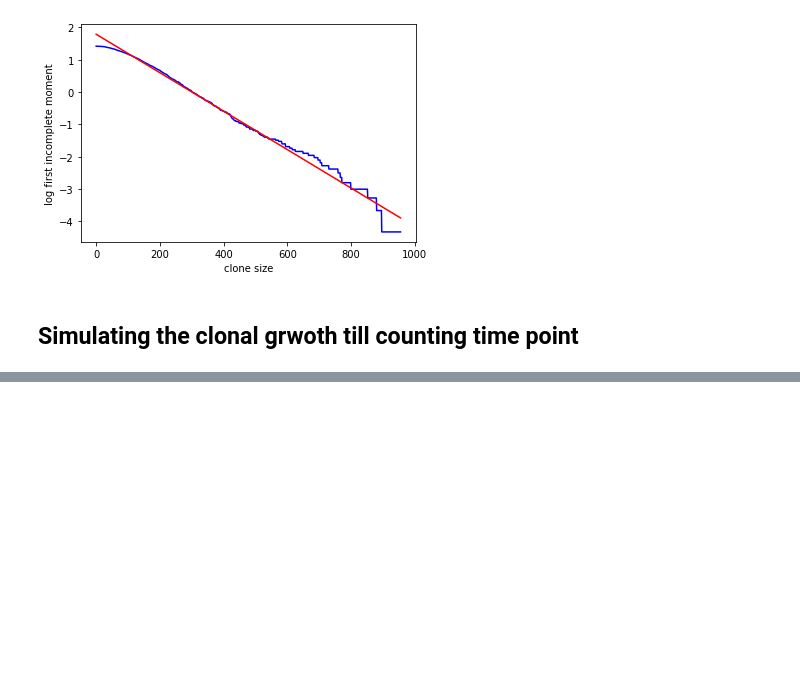
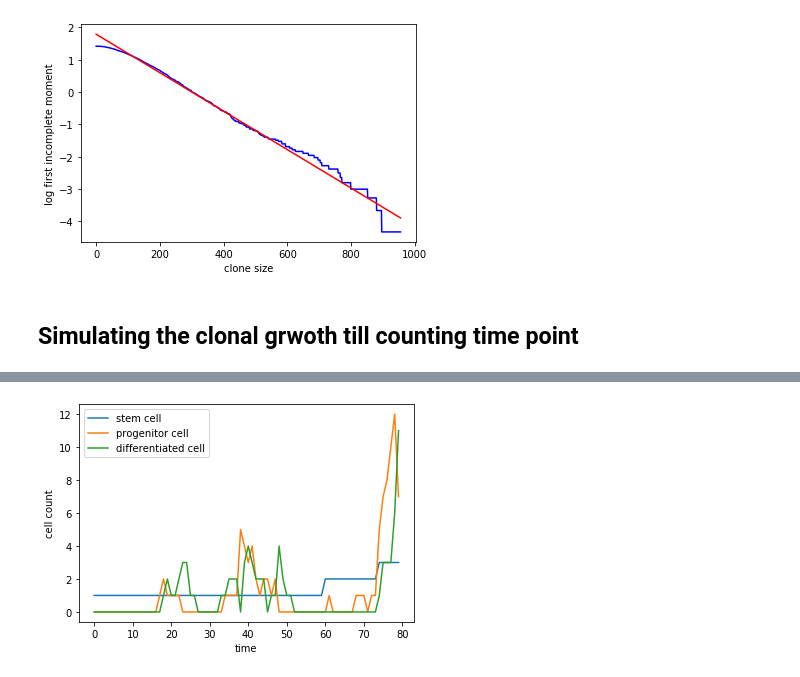
Before and after one commit to HuairenZhang/glioblastoma, a Jupyter notebook: updated clonal growth simulation.ipynb, the cells around one changed output, grey strips where cells are left out. Drawn from its saved outputs; the diff is of its cells as text; code cells hidden in the pictures; blank space fills up the shorter version.

```diff
--- a/updated clonal growth simulation.ipynb
+++ b/updated clonal growth simulation.ipynb
@@ -532,0 +617,33 @@ final clone size = 1
+# %%
+S = np.array([1])
+P = np.array([0])
+D = np.array([0])
+
+primaryInject = {
+    "stem":S,
+    "progenitor":P,
+    "differentiated":D}
+
+parameters = {
+    "stem_div_rate":0.15,
+    "epsilon":0.15,
+    "pro_div_rate":1.0,
+    "apoptosis_rate":0.48}
+
+testingpassage = passageClonalGrowth(primaryInject, parameters, 80, 0)
+# %%
+def cellExpansion(harvest):
+    S = harvest["stem"]
+    P = harvest["progenitor"]
+    D = harvest["differentiated"]
+    x = range(len(S))
+    plt.plot(x,S,label='stem cell')
+    plt.plot(x,P,label='progenitor cell')
+    plt.plot(x,D,label='differentiated cell')
+    plt.legend()
+    plt.xlabel('time')
+    plt.ylabel('cell count')
+
+cellExpansion(testingpassage)
+# %% [output]
+[figure, added]
```
Also changed, not shown: parts of 10 cells of this notebook.
